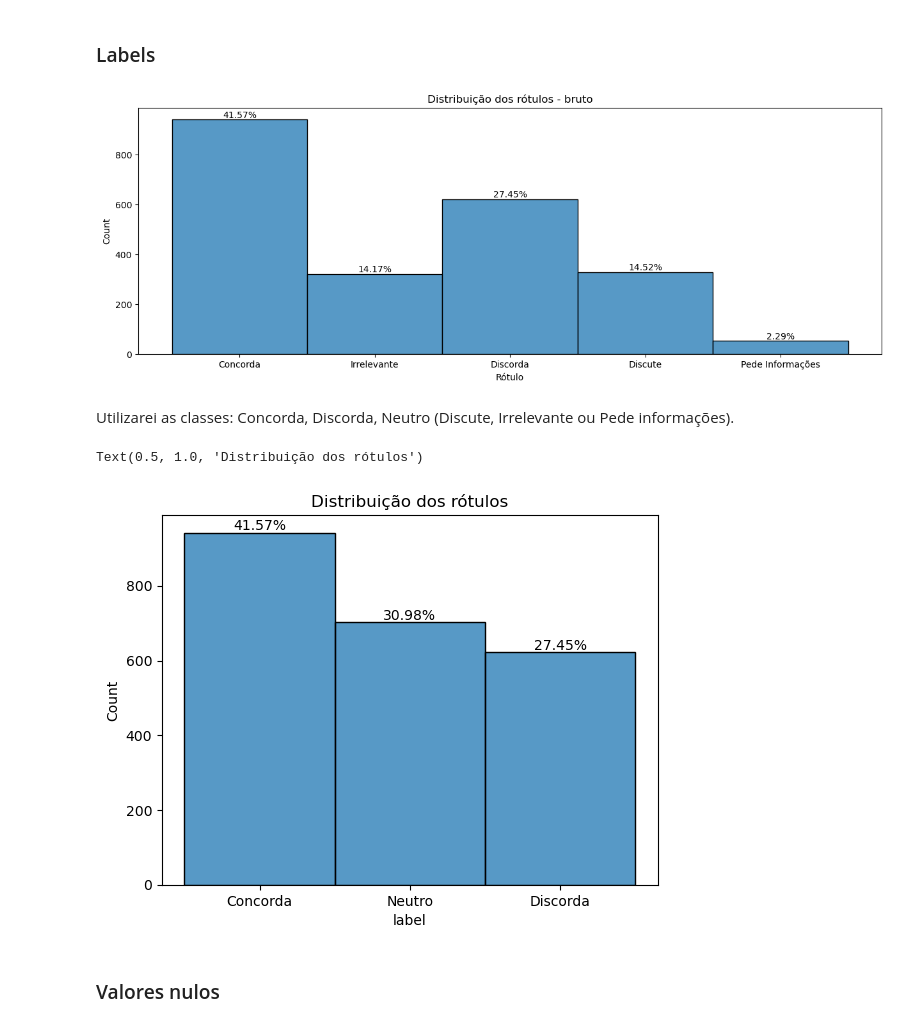
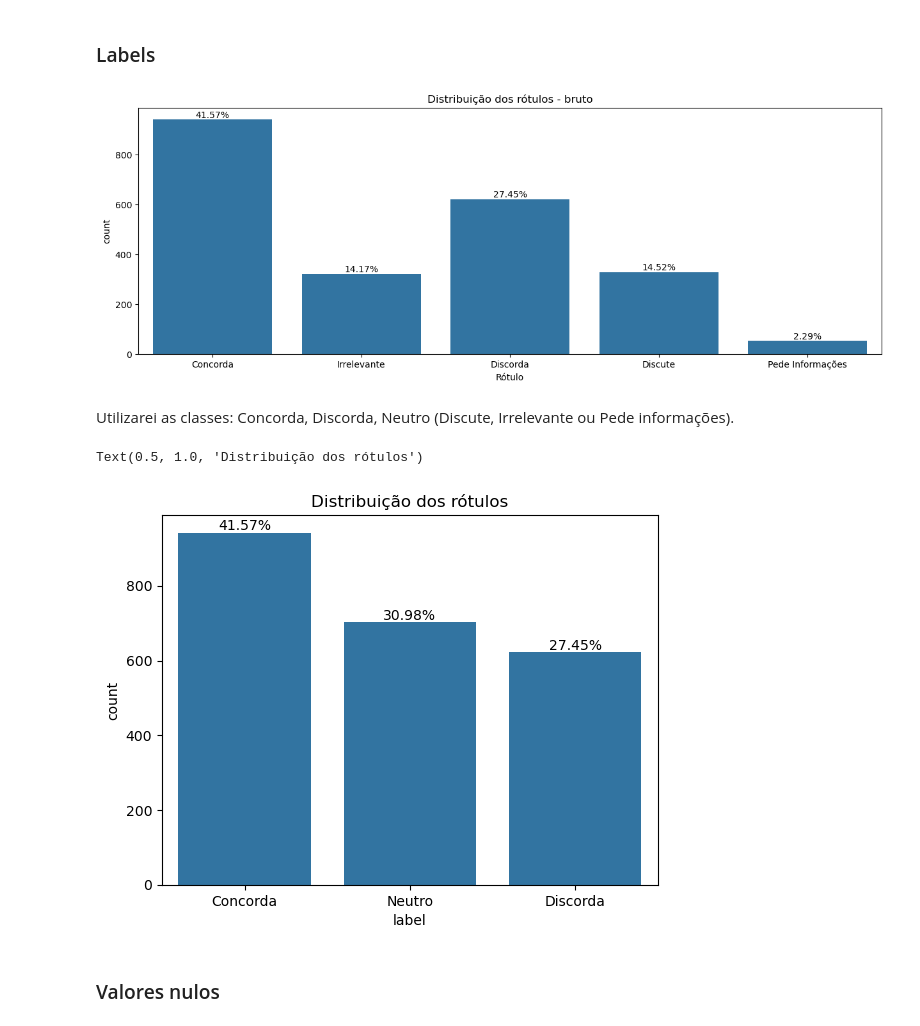
Before and after one commit to moriija/Deteccao-de-Posicionamento, a Jupyter notebook: analise dataset (final).ipynb, the cells around one changed output. Cells and saved outputs as stored; diff of their text form; code cells hidden in the pictures.

```diff
--- a/analise dataset (final).ipynb
+++ b/analise dataset (final).ipynb
@@ -49,7 +49,7 @@ Descrição das colunas:
 # %%
 # Distribuição dos rótulos
 plt.figure(figsize=(15, 5))
-sns.histplot(x='label', data=df)
+sns.countplot(x='label', data=df)
 plt.title('Distribuição dos rótulos - bruto')
 plt.xlabel('Rótulo')
 
@@ -59,30 +59,30 @@ for p in plt.gca().patches:
     percentage = f'{p.get_height() / total:.2%}'
     plt.text(p.get_x() + p.get_width() / 2, p.get_height(), percentage, ha='center', va='bottom')
 # %% [output]
-[figure, old version]
+[figure, new version]
 # %% [markdown]
 Utilizarei as classes: Concorda, Discorda, Neutro (Discute, Irrelevante ou Pede informações).
 # %%
 df_n = df.copy()
 
 # desconsiderar linhas de "Alvo" para análise de distribuição (contem apenas mensagem de apoio)
 df_n = df_n[df_n['id'] != 'Alvo']
 
 # juntar labels "Neutro"
 df_n['label'] = df_n['label'].replace('Discute', 'Neutro').replace('Pede Informações', 'Neutro').replace('Irrelevante', 'Neutro')
 
-sns.histplot(x='label', data=df_n)
+sns.countplot(x='label', data=df_n)
 # colocar label nas "barras" como porcentagem
 total = len(df_n)
 for p in plt.gca().patches:
     percentage = f'{p.get_height() / total:.2%}'
     plt.text(p.get_x() + p.get_width() / 2, p.get_height(), percentage, ha='center', va='bottom')
 plt.title('Distribuição dos rótulos')
 
 # nota: o gráfico gerado já está com os rótulos "Comentário Original" corrigidos na seção posterior.
 # %% [output]
 Text(0.5, 1.0, 'Distribuição dos rótulos')
-[figure, old version]
+[figure, new version]
 # %% [markdown]
 ### Valores nulos
 # %%
```
Also changed, not shown: parts of 3 cells of this notebook, 7 other files.
